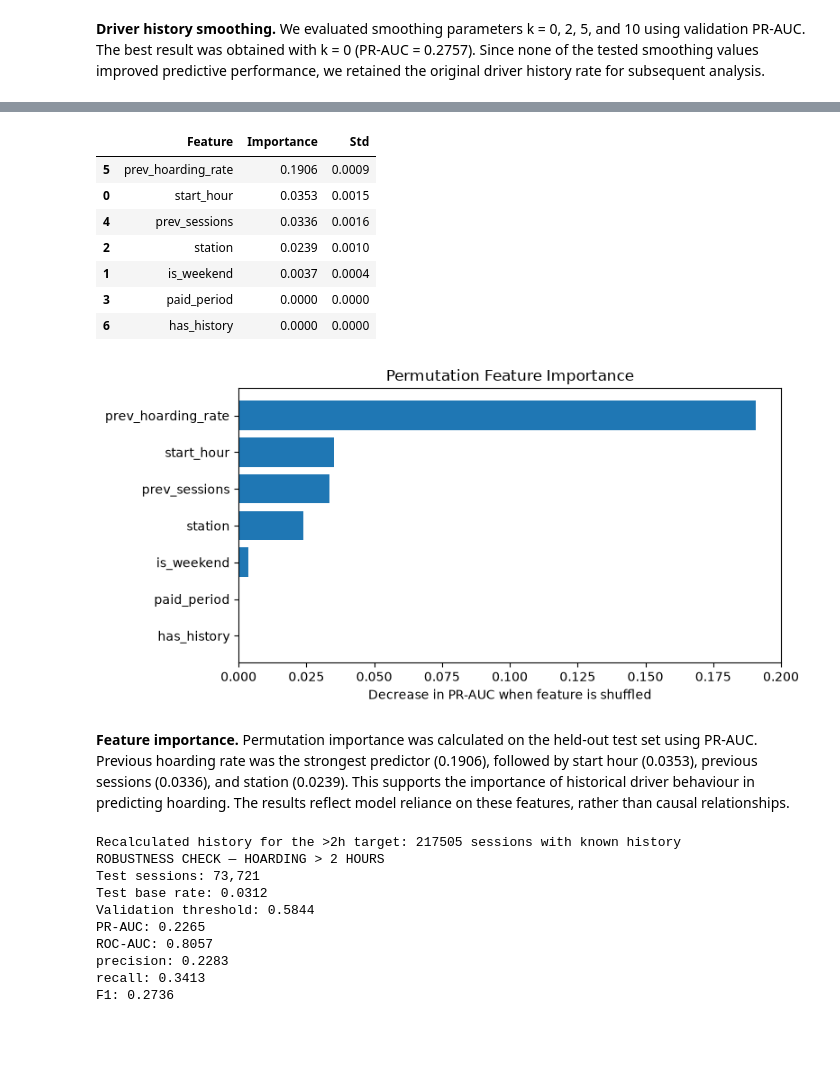
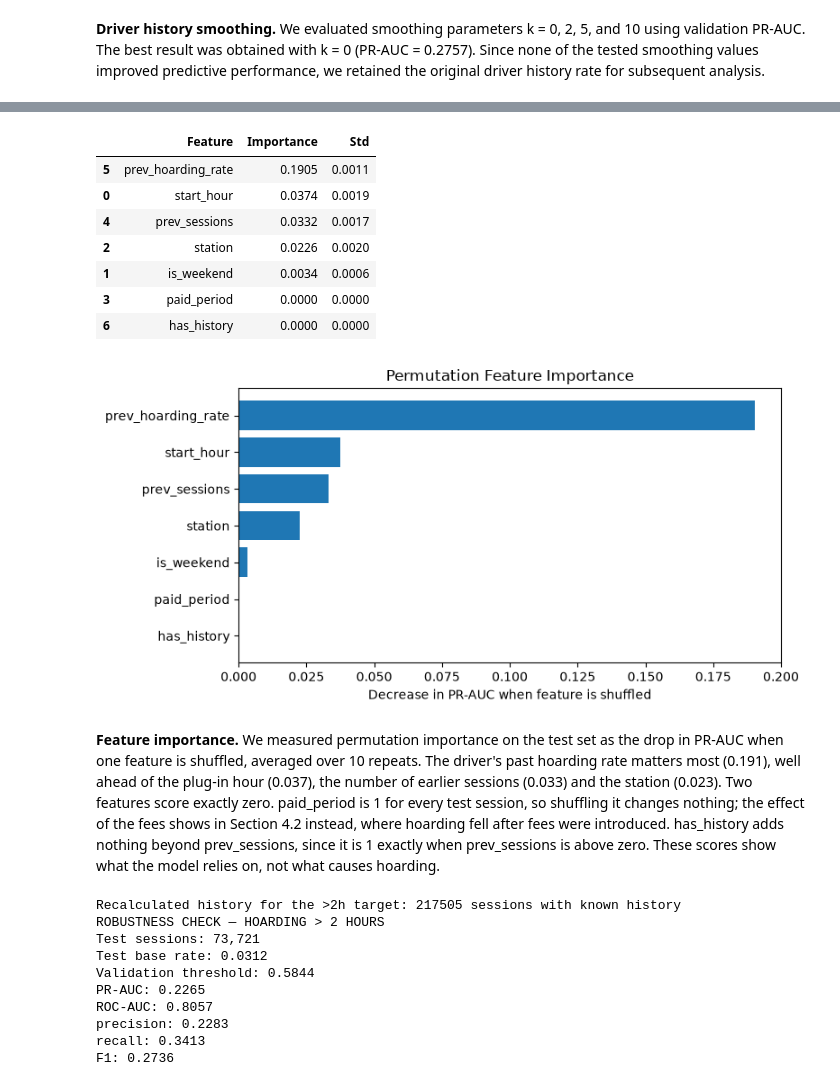
Before and after one commit to Teresa7810/Introduction-to-Business-Analytics, a Jupyter notebook: 4. Exploratory.ipynb, the cells around one changed output, grey strips where cells are left out. Saved outputs shown, nothing was run; the diff lists cells and outputs as text; code cells hidden in the pictures; blank space fills up the shorter version.

Commit message:
Exploratory: scenario B tuning, cost of hoarding, conclusions

```diff
--- a/4. Exploratory.ipynb
+++ b/4. Exploratory.ipynb
@@ -290,14 +382,13 @@ Summary of each set, kept for the report: it helps explain the test metrics, sin
 # %%
-# one row per set: dates, number of sessions, hoarding rate and share of paid sessions
+# one row per set: dates, number of sessions and hoarding rate (table for the report)
 rows = []
-for scenario, sets in [("A (all sessions)", [fit_A, val_A, test_A]),
-                       ("B (paid period)", [fit_B, val_B, test_B])]:
+for scenario, sets in [("A", [fit_A, val_A, test_A]),
+                       ("B", [fit_B, val_B, test_B])]:
     for name, d in zip(["fit", "validation", "test"], sets):
-        rows.append({"scenario": scenario, "set": name,
-                     "from": d["start"].min().date(), "to": d["start"].max().date(),
-                     "sessions": len(d),
-                     "hoarding (%)": round(d["hoarding"].mean() * 100, 1),
-                     "paid period (%)": round(d["paid_period"].mean() * 100, 1)})
+        rows.append({"Scenario": scenario, "Set": name,
+                     "From": d["start"].min().date(), "To": d["start"].max().date(),
+                     "Sessions": f"{len(d):,}",
+                     "Hoarding (%)": round(d["hoarding"].mean() * 100, 1)})
 
 split_table = pd.DataFrame(rows)
 split_table
@@ -1252,47 +1504,45 @@ Chronological separation confirmed.
 # Use the final model and held-out test set.
 # No model tuning is performed.
 
-from sklearn.inspection import permutation_importance
-
 importance = permutation_importance(
     final_model,
     test_final[ALL_FEATURES],
     test_final["hoarding"],
     scoring="average_precision",
-    n_repeats=3,
+    n_repeats=10,
     random_state=42,
     n_jobs=1
 )
 
 importance_table = pd.DataFrame({
     "Feature": ALL_FEATURES,
     "Importance": importance.importances_mean,
     "Std": importance.importances_std
 }).sort_values("Importance", ascending=False)
 
 display(importance_table.round(4))
 
 plt.figure(figsize=(8, 4))
 plt.barh(
     importance_table["Feature"][::-1],
     importance_table["Importance"][::-1]
 )
 plt.xlabel("Decrease in PR-AUC when feature is shuffled")
 plt.title("Permutation Feature Importance")
 plt.tight_layout()
 plt.show()
 # %% [output]
 |  | Feature | Importance | Std |
-| 5 | prev_hoarding_rate | 0.1906 | 0.0009 |
-| 0 | start_hour | 0.0353 | 0.0015 |
-| 4 | prev_sessions | 0.0336 | 0.0016 |
-| 2 | station | 0.0239 | 0.0010 |
-| 1 | is_weekend | 0.0037 | 0.0004 |
+| 5 | prev_hoarding_rate | 0.1905 | 0.0011 |
+| 0 | start_hour | 0.0374 | 0.0019 |
+| 4 | prev_sessions | 0.0332 | 0.0017 |
+| 2 | station | 0.0226 | 0.0020 |
+| 1 | is_weekend | 0.0034 | 0.0006 |
 | 3 | paid_period | 0.0000 | 0.0000 |
 | 6 | has_history | 0.0000 | 0.0000 |
-[figure, old version]
+[figure, new version]
 # %% [markdown]
-**Feature importance.** Permutation importance was calculated on the held-out test set using PR-AUC. Previous hoarding rate was the strongest predictor (0.1906), followed by start hour (0.0353), previous sessions (0.0336), and station (0.0239). This supports the importance of historical driver behaviour in predicting hoarding. The results reflect model reliance on these features, rather than causal relationships.
+**Feature importance.** We measured permutation importance on the test set as the drop in PR-AUC when one feature is shuffled, averaged over 10 repeats. The driver's past hoarding rate matters most (0.191), well ahead of the plug-in hour (0.037), the number of earlier sessions (0.033) and the station (0.023). Two features score exactly zero. paid_period is 1 for every test session, so shuffling it changes nothing; the effect of the fees shows in Section 4.2 instead, where hoarding fell after fees were introduced. has_history adds nothing beyond prev_sessions, since it is 1 exactly when prev_sessions is above zero. These scores show what the model relies on, not what causes hoarding.
 # %%
 
 # STEP 6B — Robustness check: hoarding > 2 hours
```
Also changed, not shown: parts of 39 cells of this notebook.
